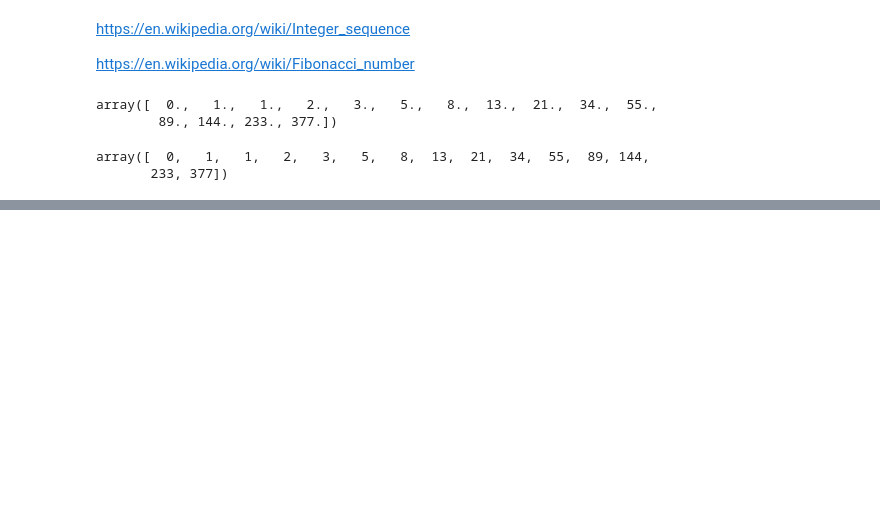
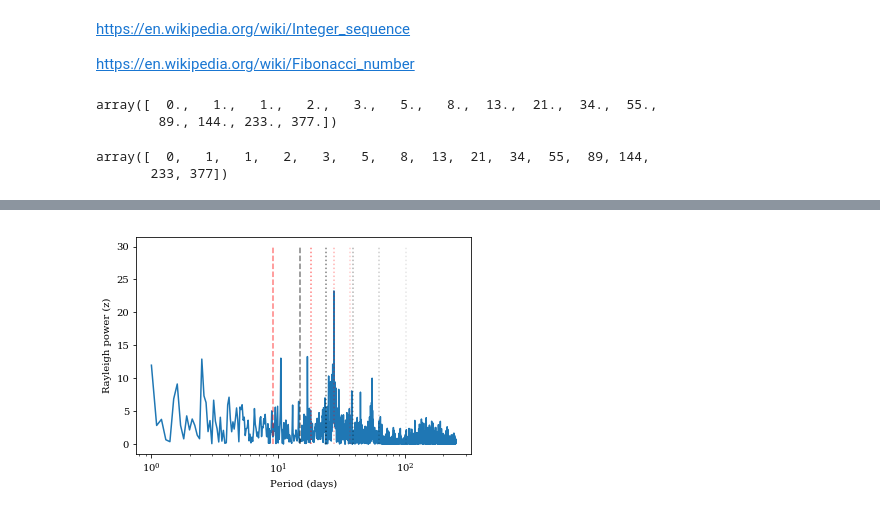
Before and after one commit to StellarCartography/SDM, a Jupyter notebook: code/explore.ipynb, the cells around one changed output, grey strips where cells are left out. Drawn from its saved outputs; the diff is of its cells as text; code cells hidden in the pictures; blank space fills up the shorter version.

Commit message:
add rayleigh example

```diff
--- a/code/explore.ipynb
+++ b/code/explore.ipynb
@@ -131,0 +134,25 @@ Text(0,0.5,'Power')
+# %%
+ps = rayleigh.RayleighPowerSpectrum(time[np.where((flux > 1.75))[0]], minper=1, maxper=250, nper=2500)
+
+plt.figure()
+plt.plot(np.linspace(1, 250, 2500), ps)
+plt.xlabel('Period (days)')
+plt.ylabel('Rayleigh power (z)')
+plt.xscale('log')
+
+plt.plot([fspace, fspace],[0,30], c='r', linestyle='--', alpha=0.5)
+plt.plot([fspace*2, fspace*2],[0,30], c='r', linestyle=':', alpha=0.5)
+plt.plot([fspace*3, fspace*3],[0,30], c='r', linestyle=':', alpha=0.3)
+plt.plot([fspace*4, fspace*4],[0,30], c='r', linestyle=':', alpha=0.2)
+
+
+plt.plot([fspace*GR, fspace*GR],[0,30], c='k', linestyle='--', alpha=0.5)
+plt.plot([fspace * GR**2, fspace * GR**2],[0,30], c='k', linestyle=':', alpha=0.5)
+plt.plot([fspace * GR**3, fspace * GR**3],[0,30], c='k', linestyle=':', alpha=0.3)
+plt.plot([fspace * GR**4, fspace * GR**4],[0,30], c='k', linestyle=':', alpha=0.2)
+plt.plot([fspace * GR**5, fspace * GR**5],[0,30], c='k', linestyle=':', alpha=0.1)
+
+
+plt.show()
+# %% [output]
+[figure, added]
```
Also changed, not shown: parts of 4 cells of this notebook.
